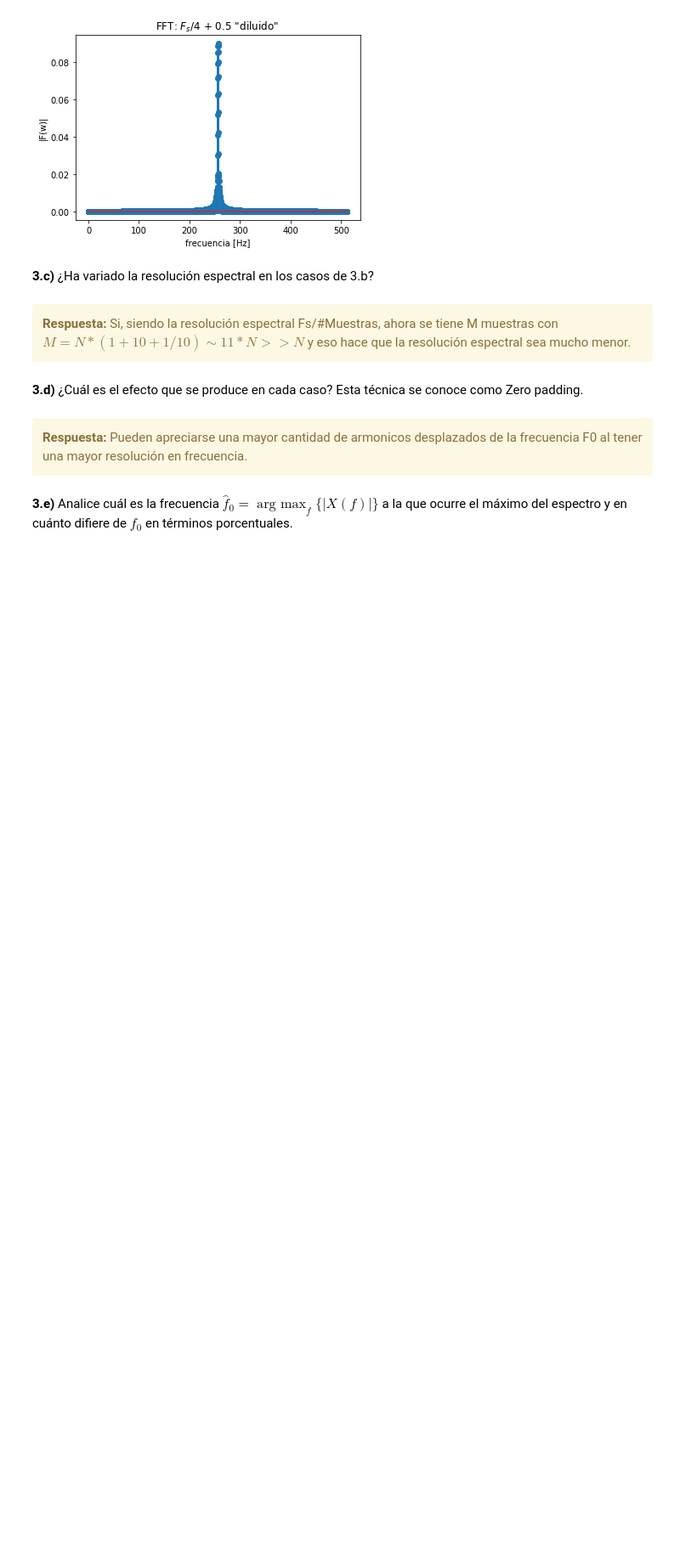
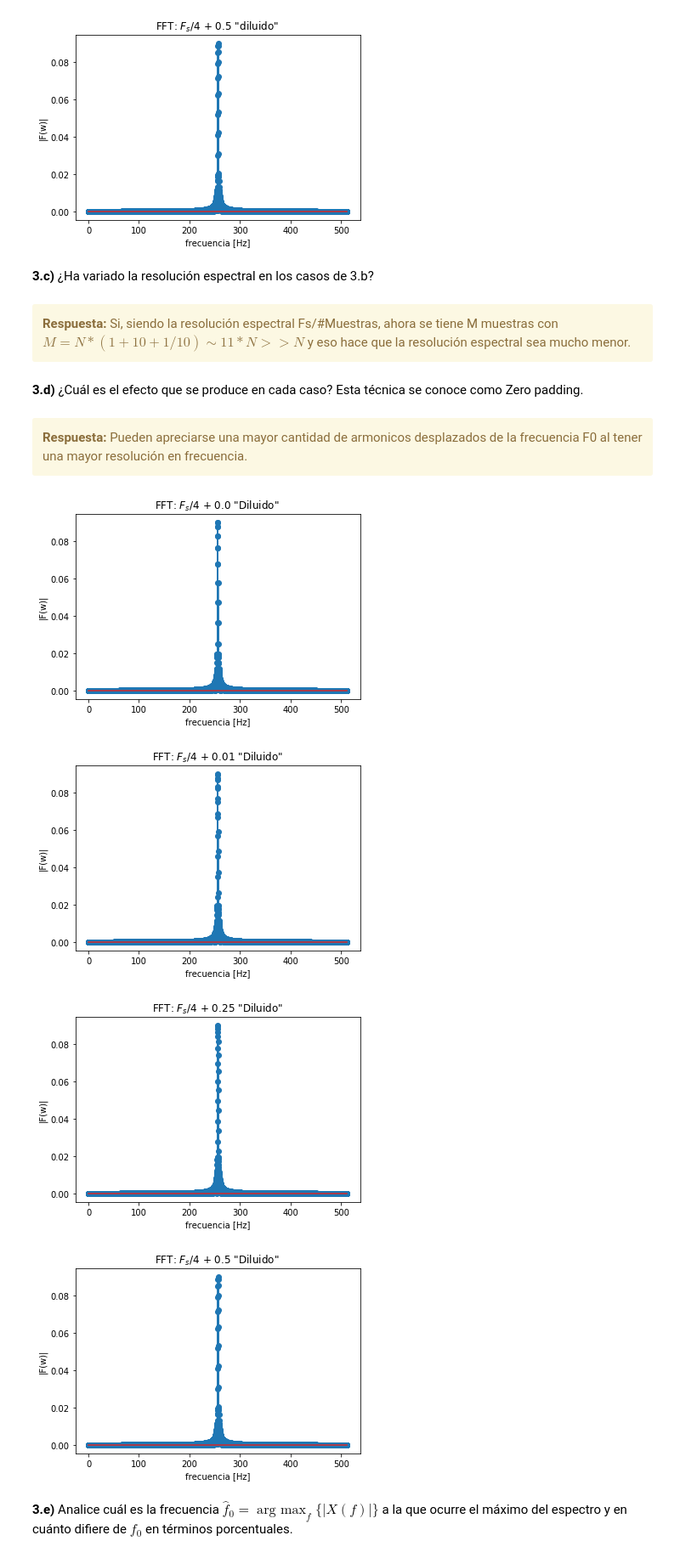
Before and after one commit to Martin-N-Menendez/PdS, a Jupyter notebook: TP1-Menendez.ipynb, the cells around one changed output. Shown at 85% size. Cells and saved outputs as stored; diff of their text form; code cells hidden in the pictures; blank space fills up the shorter version.

```diff
--- a/TP1-Menendez.ipynb
+++ b/TP1-Menendez.ipynb
@@ -597,5 +597,27 @@ plt.show()
 <div class="alert alert-block alert-warning">
 <b>Respuesta:</b> Pueden apreciarse una mayor cantidad de armonicos desplazados de la frecuencia F0 al tener una mayor resolución en frecuencia.
 </div>
+# %%
+M = N//10 + N + N*10
+
+for k in range(n_parametros):
+    signal = np.pad(y[k,:],(N//10,10*N),'constant')
+    spectrum_signal = (2/M)*np.abs(scipy.fftpack.fft(signal))
+
+    half_spectrum_signal=spectrum_signal[:M//2]
+
+    frequency_signal = np.linspace(0.0, Fs/2, M//2)
+
+    plt.figure(n_parametros+k+1)
+    plt.stem(frequency_signal, half_spectrum_signal)
+    plt.title('FFT: $F_s/4$ + ' + str(Fd[k][0]) + ' "Diluido" ')
+    plt.xlabel('frecuencia [Hz]')
+    plt.ylabel('|F(w)|')
+    plt.show()
+# %% [output]
+[figure, added]
+[figure, added]
+[figure, added]
+[figure, added]
 # %% [markdown]
 **3.e)** Analice cuál es la frecuencia  $\hat{f}_0 = \mathop{arg\ max}_f \{\lvert X(f) \rvert \}$ a la que ocurre el máximo del espectro y en cuánto difiere de $f_0$ en términos porcentuales.
```
Also changed, not shown: parts of 5 cells of this notebook.
